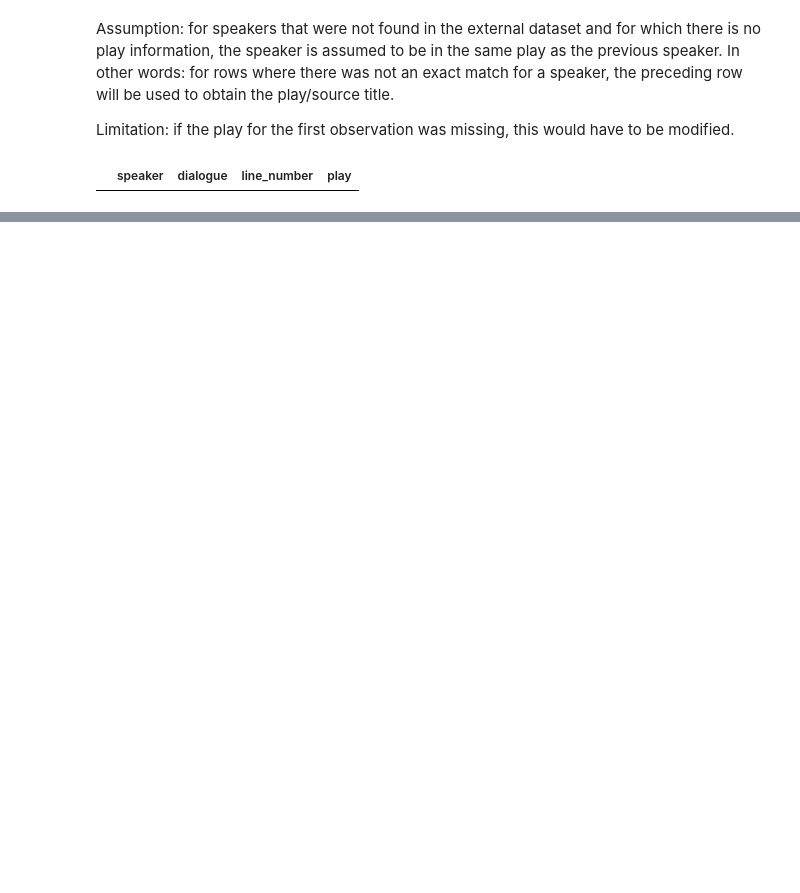
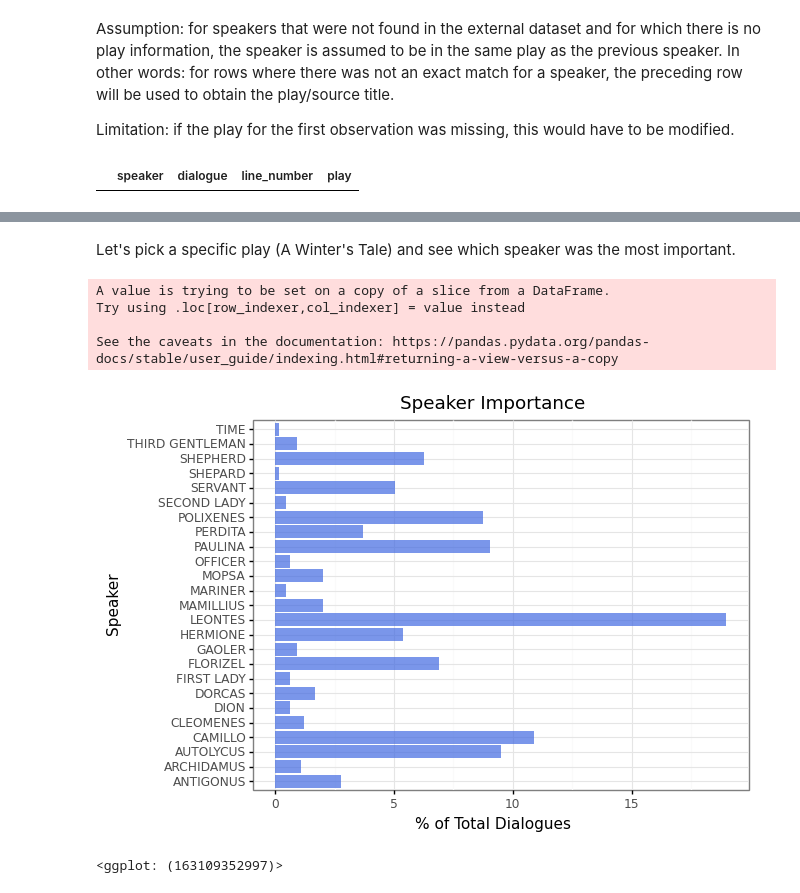
Before and after one commit to maryamkhalidshah/shakespeare_plays_analysis, a Jupyter notebook: hw1_rough.ipynb, the cells around one changed output, grey strips where cells are left out. Drawn from its saved outputs; the diff is of its cells as text; code cells hidden in the pictures; blank space fills up the shorter version.

```diff
--- a/hw1_rough.ipynb
+++ b/hw1_rough.ipynb
@@ -242,0 +328,6 @@ This is mostly about learning to transparently document your decisions, and iter
+# %%
+# group by play and speaker and create separate columns for each dialogue.
+df_prop = df.groupby(['play', 'speaker', 'dialogue']).size().unstack(fill_value=0)
+
+#view
+df_prop.head()
@@ -242,0 +343,10 @@ This is mostly about learning to transparently document your decisions, and iter
+# %%
+# store list of columns and only keep columns that are dialogues
+column_list = list(df_prop)
+column_list = column_list[1:]
+# %%
+# create column to store total number of dialogues by each speaker in each play
+df_prop["sum"] = df_prop[column_list].sum(axis=1)
+
+# view
+df_prop.head()
@@ -242,0 +362,33 @@ This is mostly about learning to transparently document your decisions, and iter
+# %%
+# reset index
+df_prop = df_prop.reset_index()
+# %% [markdown]
+Let's pick a specific play (A Winter's Tale) and see which speaker was the most important.
+# %%
+winters_tale_df = df_prop[df_prop['play'] == 'A WINTERS TALE']
+
+from plotnine import *
+
+# store percentage
+winters_tale_df['percent'] = (winters_tale_df['sum'] / winters_tale_df['sum'].sum()) * 100
+
+# plot
+(ggplot(winters_tale_df,
+        aes(x="speaker",
+            y="percent")) +
+ geom_bar(stat = "identity",
+         fill = 'royalblue',
+         alpha = 0.7)+
+ coord_flip()+
+theme_bw() +
+ labs(title = 'Speaker Importance',
+     y = '% of Total Dialogues',
+     x = 'Speaker')
+)
+# %% [output]
+A value is trying to be set on a copy of a slice from a DataFrame.
+Try using .loc[row_indexer,col_indexer] = value instead
+
+See the caveats in the documentation: https://pandas.pydata.org/pandas-docs/stable/user_guide/indexing.html#returning-a-view-versus-a-copy
+[figure, added]
+<ggplot: (163109352997)>
```
Also changed, not shown: parts of 22 cells of this notebook.
